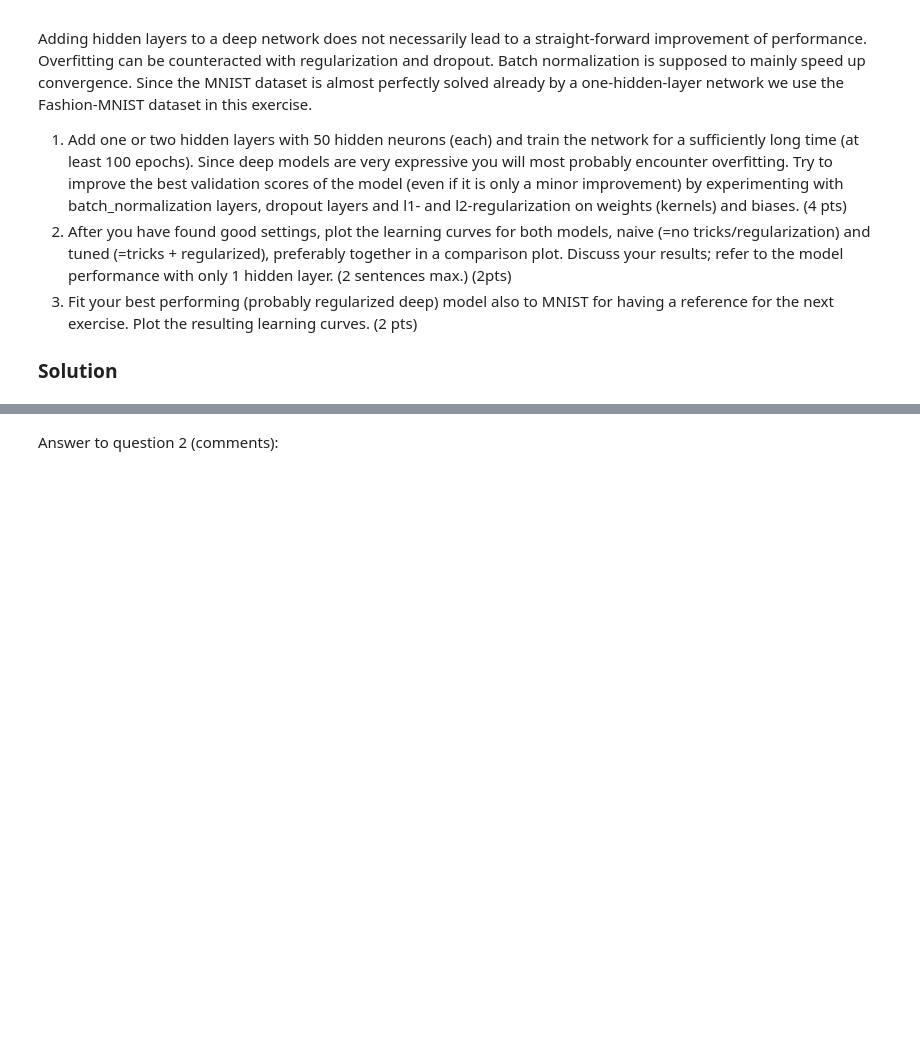
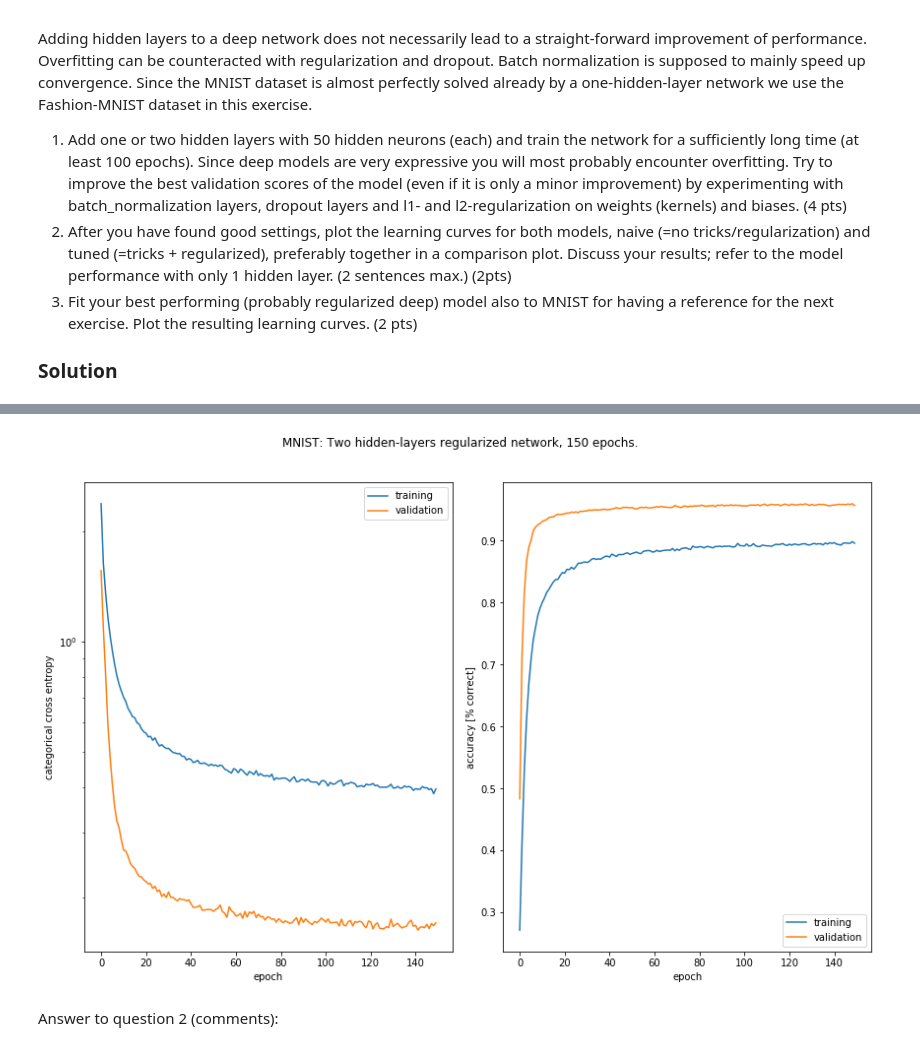
Before and after one commit to MartinStrambach/ANN_projects, a Jupyter notebook: project1.ipynb, the cells around one changed output, grey strips where cells are left out. Cells and saved outputs as stored; diff of their text form; code cells hidden in the pictures; blank space fills up the shorter version.

```diff
--- a/project1.ipynb
+++ b/project1.ipynb
@@ -566,6 +575,9 @@ fig = comparison_plot(history_naive, history_regularized, "Naive", "Tuned", "Fas
 # %%
 # Fit the regularized deep model to MNIST and plot the resulting learning curves
 history_reg_mnist = model_regularized.fit(x_train, y_train, epochs=nb_epochs, batch_size=128, validation_split=0.2, verbose=0)
-plot = plot_history_custom(history_reg_mnist, "MNIST: Two hidden-layers regularized network, 100 epochs.")
+plot = plot_history_custom(history_reg_mnist, "MNIST: Two hidden-layers regularized network, {} epochs."
+                          .format(nb_epochs))
+# %% [output]
+[figure, added]
 # %% [markdown]
 Answer to question 2 (comments):
```
Also changed, not shown: parts of 7 cells of this notebook.
